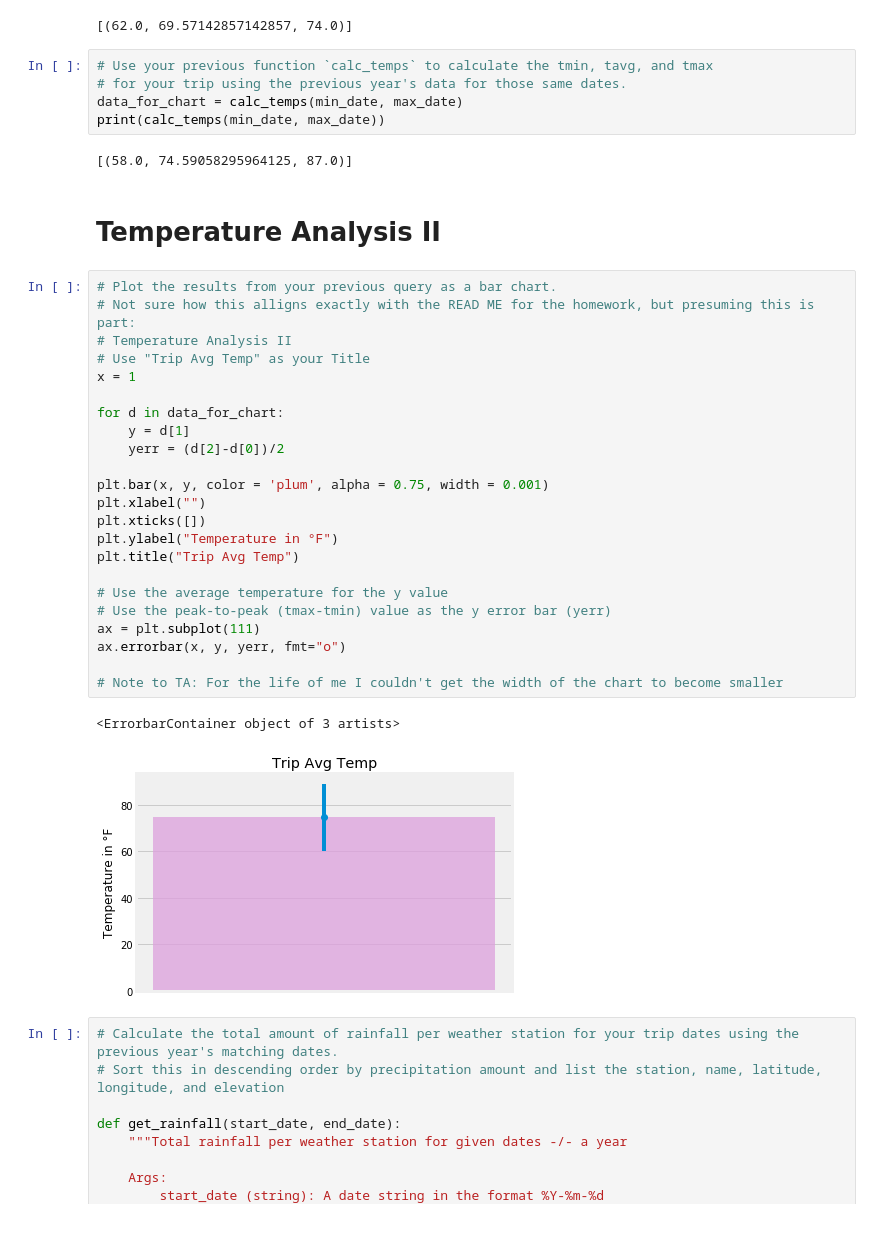
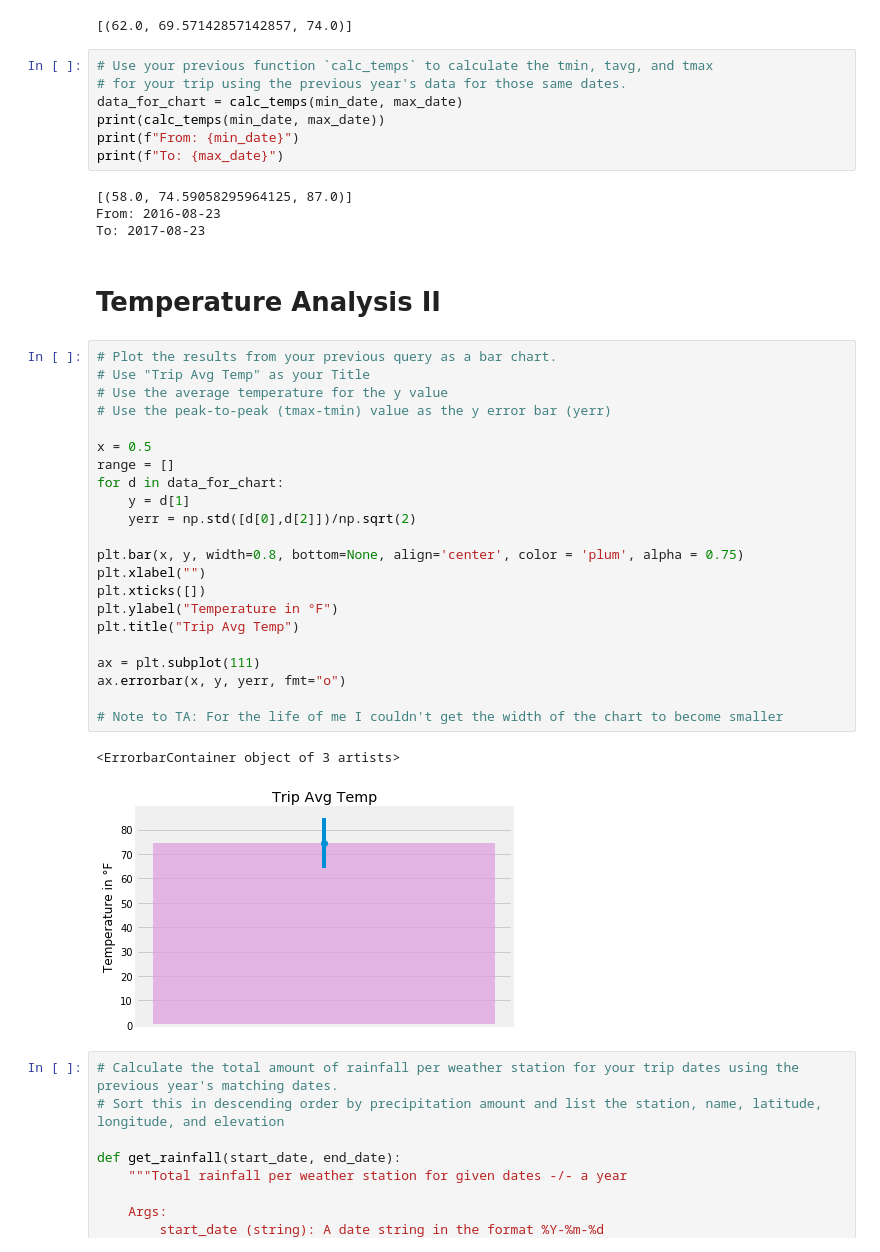
Before and after one commit to DutchDS/SQLalchemy-Challenge, a Jupyter notebook: climate_starter.ipynb, the cells around one changed output. Saved outputs shown, nothing was run; the diff lists cells and outputs as text.

```diff
--- a/climate_starter.ipynb
+++ b/climate_starter.ipynb
@@ -213,36 +203,39 @@ print(calc_temps('2012-02-28', '2012-03-05'))
 # for your trip using the previous year's data for those same dates.
 data_for_chart = calc_temps(min_date, max_date)
 print(calc_temps(min_date, max_date))
+print(f"From: {min_date}")
+print(f"To: {max_date}")
 # %% [output]
 [(58.0, 74.59058295964125, 87.0)]
+From: 2016-08-23
+To: 2017-08-23
 # %% [markdown]
 # Temperature Analysis II
 # %%
 # Plot the results from your previous query as a bar chart.
-# Not sure how this alligns exactly with the READ ME for the homework, but presuming this is part:
-# Temperature Analysis II
 # Use "Trip Avg Temp" as your Title
-x = 1
+# Use the average temperature for the y value
+# Use the peak-to-peak (tmax-tmin) value as the y error bar (yerr)
 
+x = 0.5
+range = []
 for d in data_for_chart:
     y = d[1]
-    yerr = (d[2]-d[0])/2
+    yerr = np.std([d[0],d[2]])/np.sqrt(2)
 
-plt.bar(x, y, color = 'plum', alpha = 0.75, width = 0.001)
+plt.bar(x, y, width=0.8, bottom=None, align='center', color = 'plum', alpha = 0.75)
 plt.xlabel("")
 plt.xticks([])
 plt.ylabel("Temperature in °F")
 plt.title("Trip Avg Temp")
 
-# Use the average temperature for the y value
-# Use the peak-to-peak (tmax-tmin) value as the y error bar (yerr)
 ax = plt.subplot(111)
 ax.errorbar(x, y, yerr, fmt="o")
 
 # Note to TA: For the life of me I couldn't get the width of the chart to become smaller
 # %% [output]
 <ErrorbarContainer object of 3 artists>
-[figure, old version]
+[figure, new version]
 # %%
 # Calculate the total amount of rainfall per weather station for your trip dates using the previous year's matching dates.
 # Sort this in descending order by precipitation amount and list the station, name, latitude, longitude, and elevation
```
Also changed, not shown: parts of 11 cells of this notebook.
